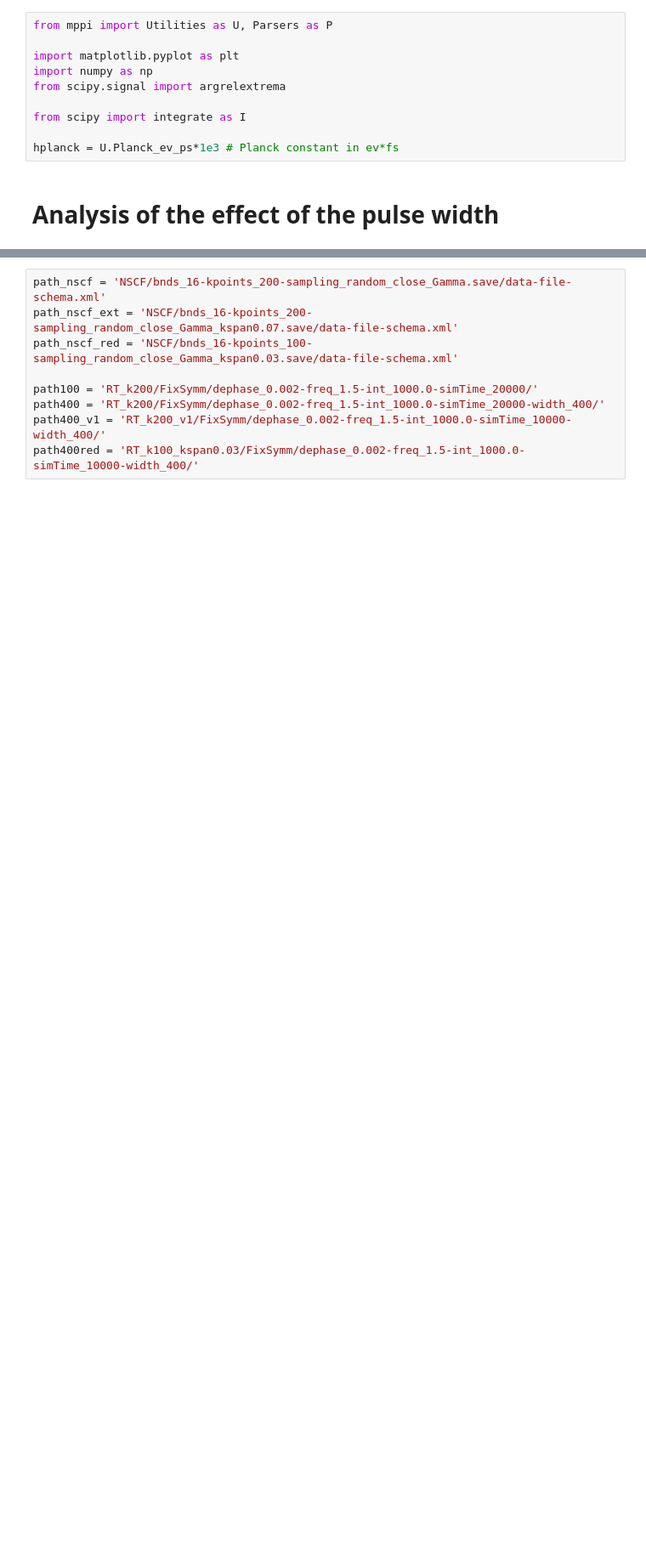
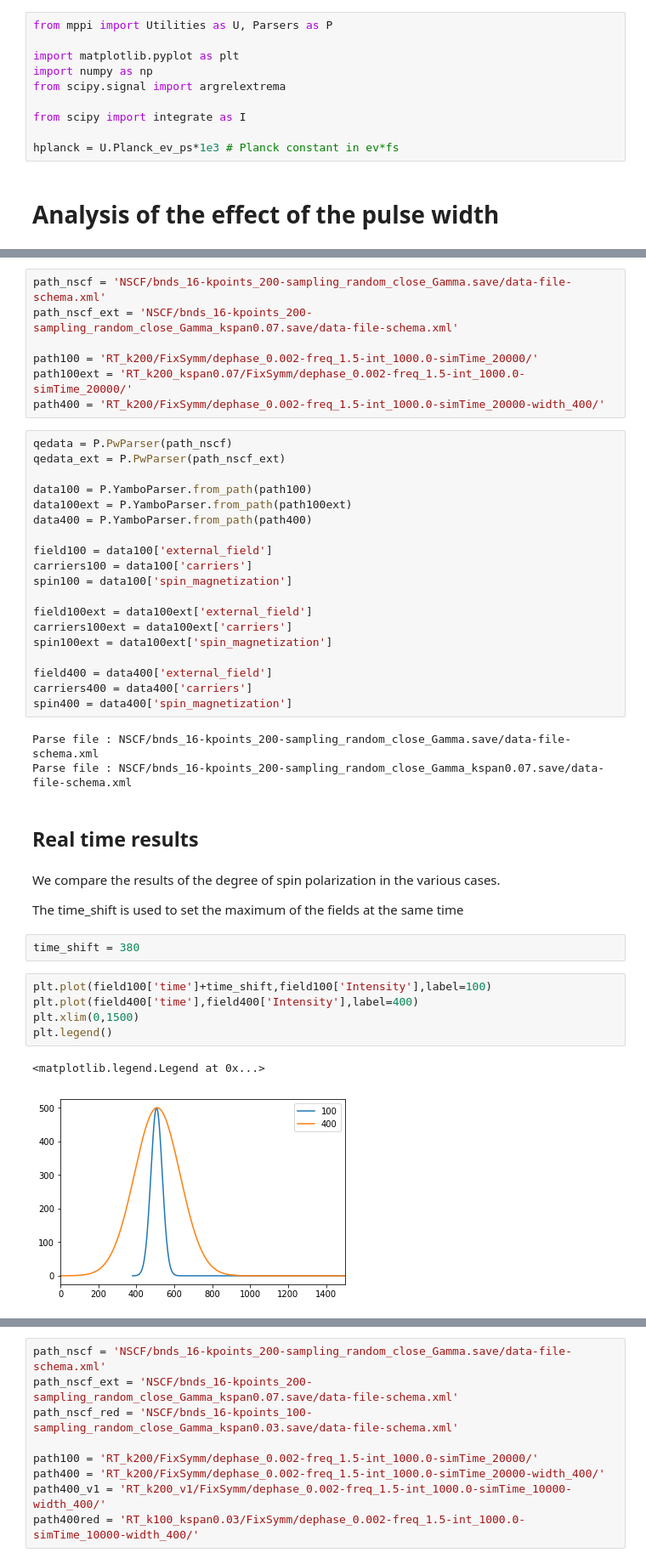
Before and after one commit to marcodalessandro76/Generation-and-decay-of-the-degree-of-spin-polarization-in-GaAs, a Jupyter notebook: ANALYSIS_Pulse_width.ipynb, the cells around one changed output, grey strips where cells are left out. Shown at 85% size. Cells and saved outputs as stored; diff of their text form; blank space fills up the shorter version.

```diff
--- a/ANALYSIS_Pulse_width.ipynb
+++ b/ANALYSIS_Pulse_width.ipynb
@@ -15,0 +16,45 @@ The grid of k points is the same in the two computations.
+# %%
+path_nscf = 'NSCF/bnds_16-kpoints_200-sampling_random_close_Gamma.save/data-file-schema.xml'
+path_nscf_ext = 'NSCF/bnds_16-kpoints_200-sampling_random_close_Gamma_kspan0.07.save/data-file-schema.xml'
+
+path100 = 'RT_k200/FixSymm/dephase_0.002-freq_1.5-int_1000.0-simTime_20000/'
+path100ext = 'RT_k200_kspan0.07/FixSymm/dephase_0.002-freq_1.5-int_1000.0-simTime_20000/'
+path400 = 'RT_k200/FixSymm/dephase_0.002-freq_1.5-int_1000.0-simTime_20000-width_400/'
+# %%
+qedata = P.PwParser(path_nscf)
+qedata_ext = P.PwParser(path_nscf_ext)
+
+data100 = P.YamboParser.from_path(path100)
+data100ext = P.YamboParser.from_path(path100ext)
+data400 = P.YamboParser.from_path(path400)
+
+field100 = data100['external_field']
+carriers100 = data100['carriers']
+spin100 = data100['spin_magnetization']
+
+field100ext = data100ext['external_field']
+carriers100ext = data100ext['carriers']
+spin100ext = data100ext['spin_magnetization']
+
+field400 = data400['external_field']
+carriers400 = data400['carriers']
+spin400 = data400['spin_magnetization']
+# %% [output]
+Parse file : NSCF/bnds_16-kpoints_200-sampling_random_close_Gamma.save/data-file-schema.xml
+Parse file : NSCF/bnds_16-kpoints_200-sampling_random_close_Gamma_kspan0.07.save/data-file-schema.xml
+# %% [markdown]
+## Real time results
+# %% [markdown]
+We compare the results of the degree of spin polarization in the various cases.
+
+The time_shift is used to set the maximum of the fields at the same time
+# %%
+time_shift = 380
+# %%
+plt.plot(field100['time']+time_shift,field100['Intensity'],label=100)
+plt.plot(field400['time'],field400['Intensity'],label=400)
+plt.xlim(0,1500)
+plt.legend()
+# %% [output]
+<matplotlib.legend.Legend at 0x...>
+[figure, added]
```
Also changed, not shown: parts of 49 cells of this notebook, 1 other file.
